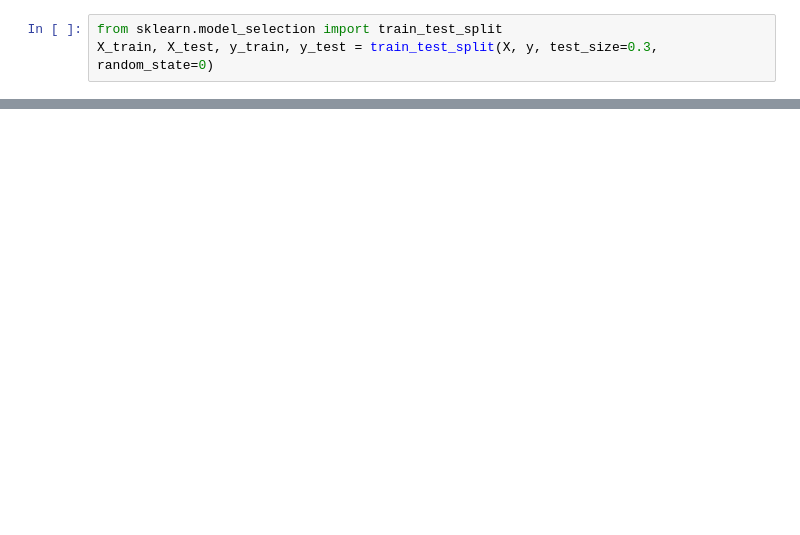
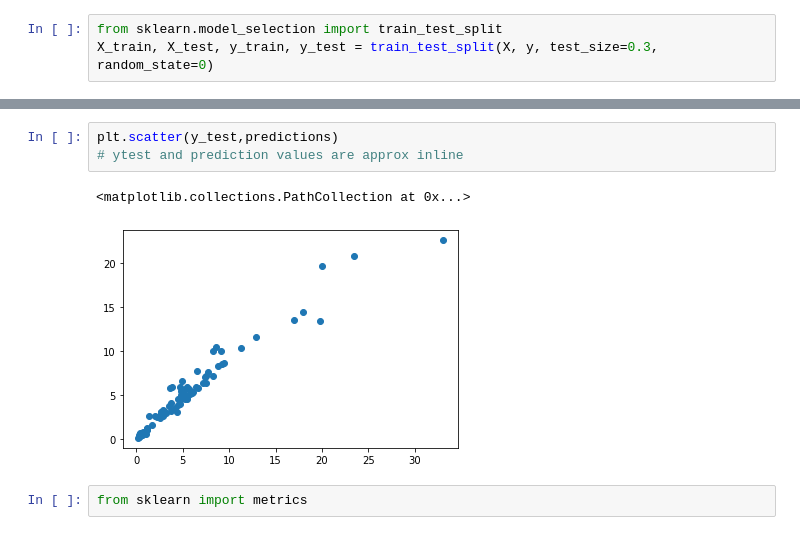
Before and after one commit to ayushjain9/Car_Selling_Prediction, a Jupyter notebook: Car_FE.ipynb, the cells around one changed output, grey strips where cells are left out. Cells and saved outputs as stored; diff of their text form; blank space fills up the shorter version.

```diff
--- a/Car_FE.ipynb
+++ b/Car_FE.ipynb
@@ -245,0 +428,8 @@ X_train, X_test, y_train, y_test = train_test_split(X, y, test_size=0.3, random_
+# %%
+plt.scatter(y_test,predictions)
+# ytest and prediction values are approx inline
+# %% [output]
+<matplotlib.collections.PathCollection at 0x...>
+[figure, added]
+# %%
+from sklearn import metrics
```
Also changed, not shown: parts of 31 cells of this notebook, 2 other files.
